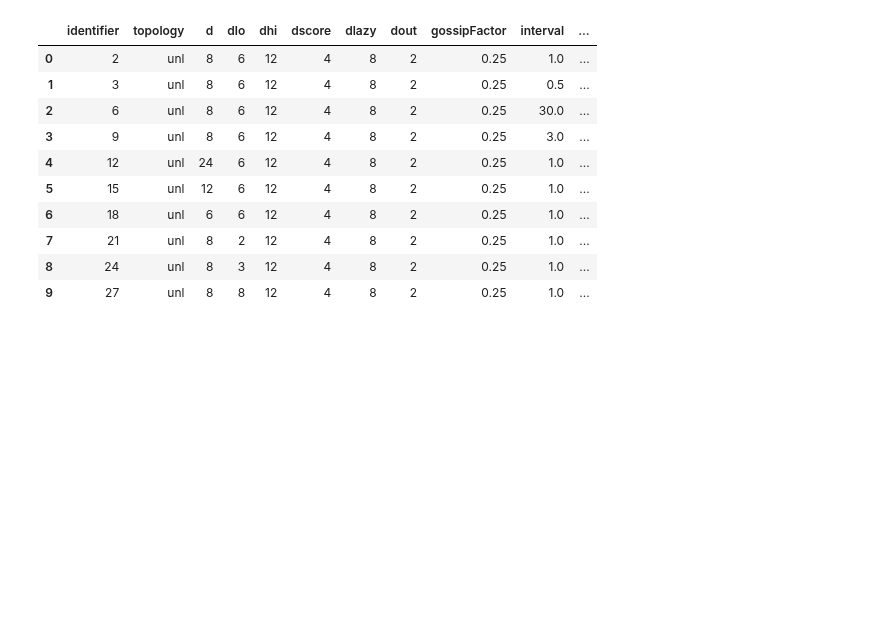
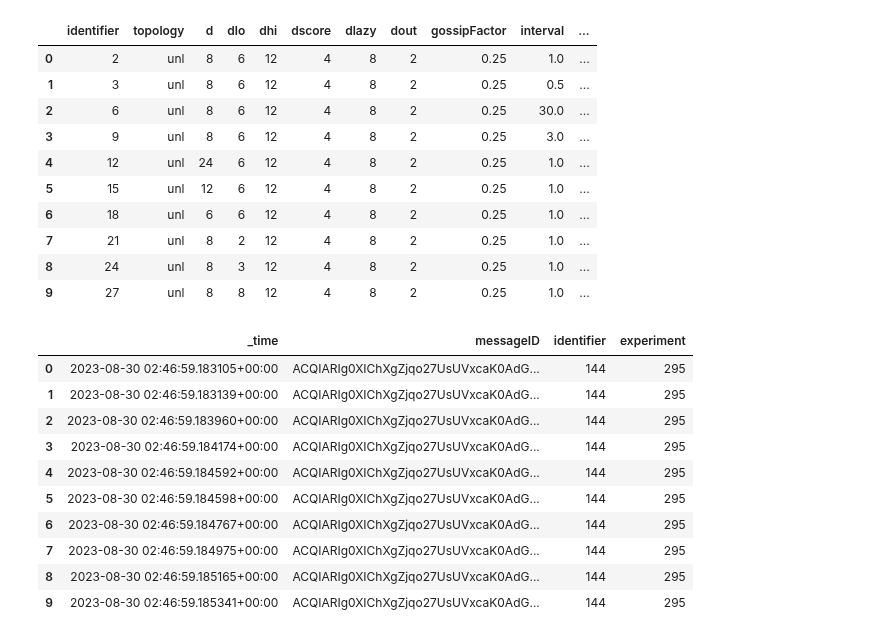
Before and after one commit to FlavScheidt/flexi-pipe, a Jupyter notebook: data/Notebooks/Consolidated_PropTime.ipynb, the cells around one changed output. Drawn from its saved outputs; the diff is of its cells as text; code cells hidden in the pictures; blank space fills up the shorter version.

```diff
--- a/data/Notebooks/Consolidated_PropTime.ipynb
+++ b/data/Notebooks/Consolidated_PropTime.ipynb
@@ -180,39 +178,45 @@ deliverMessage = pd.DataFrame()
 for index, row in final.iterrows():
     # print(row["start"], row["end"], row["experiment"])
     execs = exps.loc[(exps["topology"] == row["topology"]) & (exps["d"] == row["d"]) &
                             (exps["dlo"] == row["dlo"]) & (exps["dhi"] == row["dhi"]) &
                             (exps["dscore"] == row["dscore"]) & (exps["dlazy"] == row["dlazy"]) &
                             (exps["dout"] == row["dout"]) & (exps["gossipFactor"] == row["gossipFactor"]) &
                             (exps["interval"] == row["interval"])]
 
     for idx, exec in execs.iterrows():
         # print(exec["startUnix"], exec["endUnix"])
         query_mess = from_influx(url, token, org, "deliverMessage", exec["startUnix"], exec["endUnix"],"messageID")
         query_pub = from_influx(url, token, org, "publishMessage", exec["startUnix"], exec["endUnix"],"messageID")
 
         query_mess["identifier"] = row["identifier"]
         query_pub["identifier"] = row["identifier"]
 
         query_mess["experiment"] = exec["experiment"]
-        query_pub["experiment"] = row["experiment"]
-
-#         query_mess["start"] = exec["start"]
-#         query_mess["end"] = exec["end"]
-
-#         query_pub["start"] = exec["start"]
-#         query_pub["end"] = exec["end"]
+        query_pub["experiment"] = exec["experiment"]
 
         query_mess["_time"] = pd.to_datetime(query_mess["_time"])
         query_pub["_time"] = pd.to_datetime(query_pub["_time"])
 
         deliverMessage = pd.concat([query_mess, deliverMessage])
         publishMessage = pd.concat([publishMessage, query_pub])
 
         del query_pub
         del query_mess
 
         gc.collect()
 
 deliverMessage.head(10)
+# %% [output]
+|  | _time | messageID | identifier | experiment |
+| 0 | 2023-08-30 02:46:59.183105+00:00 | ACQIARIg0XIChXgZjqo27UsUVxcaK0AdG... | 144 | 295 |
+| 1 | 2023-08-30 02:46:59.183139+00:00 | ACQIARIg0XIChXgZjqo27UsUVxcaK0AdG... | 144 | 295 |
+| 2 | 2023-08-30 02:46:59.183960+00:00 | ACQIARIg0XIChXgZjqo27UsUVxcaK0AdG... | 144 | 295 |
+| 3 | 2023-08-30 02:46:59.184174+00:00 | ACQIARIg0XIChXgZjqo27UsUVxcaK0AdG... | 144 | 295 |
+| 4 | 2023-08-30 02:46:59.184592+00:00 | ACQIARIg0XIChXgZjqo27UsUVxcaK0AdG... | 144 | 295 |
+| 5 | 2023-08-30 02:46:59.184598+00:00 | ACQIARIg0XIChXgZjqo27UsUVxcaK0AdG... | 144 | 295 |
+| 6 | 2023-08-30 02:46:59.184767+00:00 | ACQIARIg0XIChXgZjqo27UsUVxcaK0AdG... | 144 | 295 |
+| 7 | 2023-08-30 02:46:59.184975+00:00 | ACQIARIg0XIChXgZjqo27UsUVxcaK0AdG... | 144 | 295 |
+| 8 | 2023-08-30 02:46:59.185165+00:00 | ACQIARIg0XIChXgZjqo27UsUVxcaK0AdG... | 144 | 295 |
+| 9 | 2023-08-30 02:46:59.185341+00:00 | ACQIARIg0XIChXgZjqo27UsUVxcaK0AdG... | 144 | 295 |
 # %%
 publishMessage.head(10)
```
Also changed, not shown: parts of 6 cells of this notebook, 3 other files.
